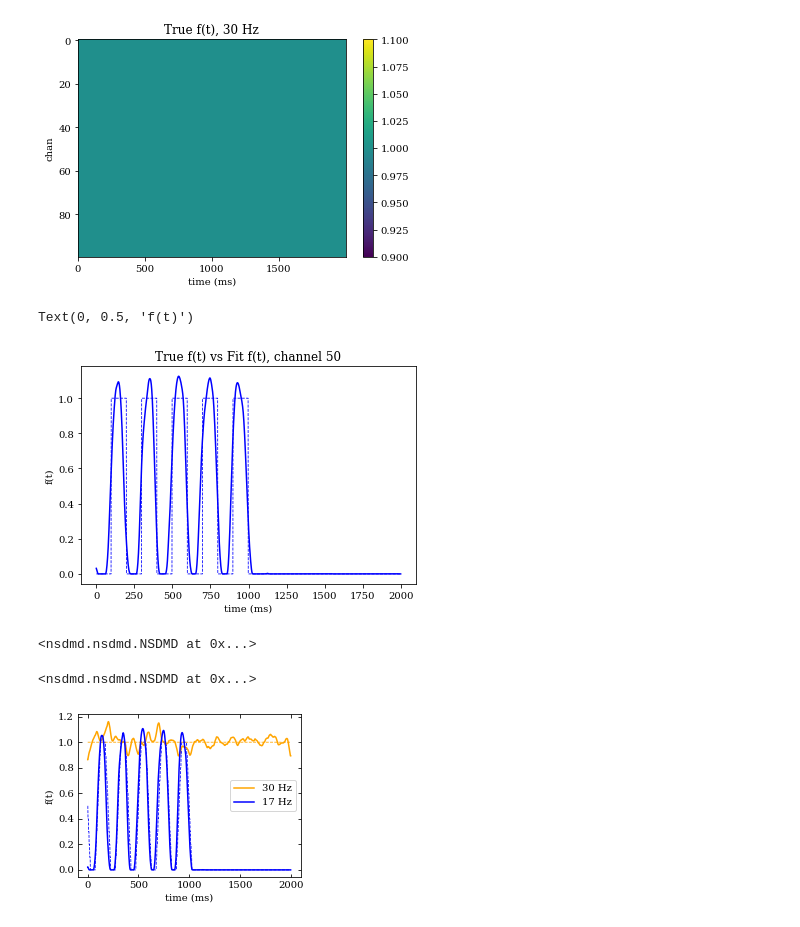
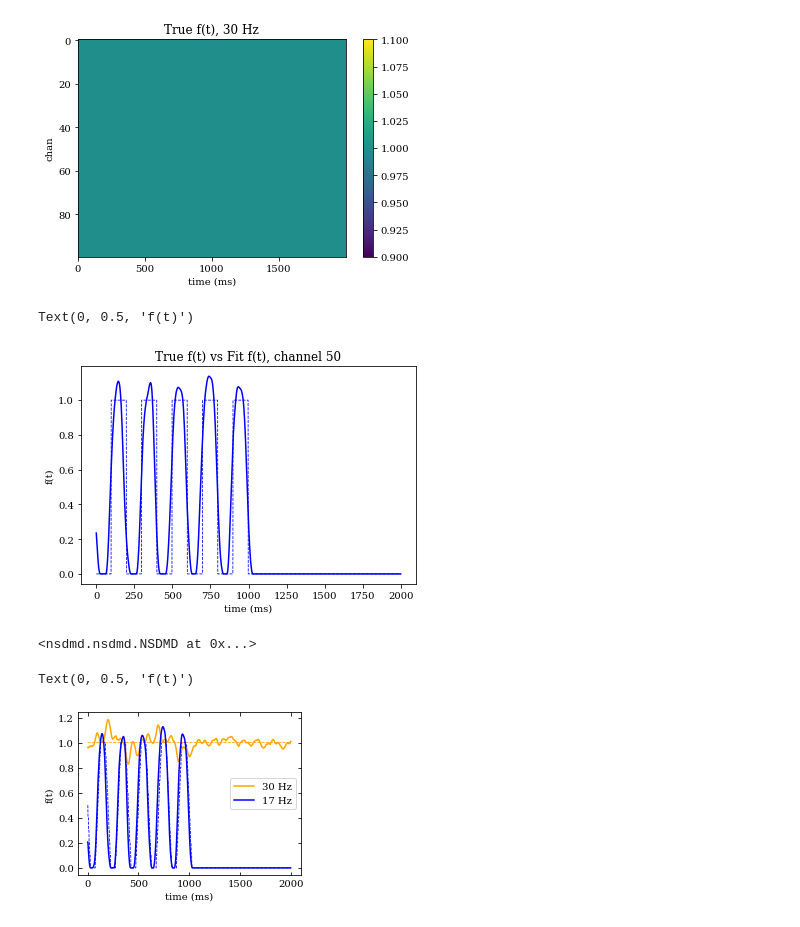
Before and after one commit to learning-2-learn/nsdmd, a Jupyter notebook: examples/coupling_lag_demo.ipynb, the cells around one changed output. Drawn from its saved outputs; the diff is of its cells as text; code cells hidden in the pictures.

```diff
--- a/examples/coupling_lag_demo.ipynb
+++ b/examples/coupling_lag_demo.ipynb
@@ -58,6 +57,7 @@ ax.set_ylabel('f(t)')
 [figure]
 # %%
-model = nsdmd.NSDMD(opt_rank=4, sim_thresh_phi_amp=0.95, grad_N=3, grad_fit_coupling=True, sim_thresh_phi_phase=1)
+model = nsdmd.NSDMD(opt_rank=4, sim_thresh_phi_amp=0.95, grad_N=3, grad_fit_coupling=True, \
+                    sim_thresh_phi_phase=10)
 model.fit_opt(x, t, sr)
 # %% [output]
 <nsdmd.nsdmd.NSDMD at 0x...>
@@ -141,32 +141,29 @@ plt.xlabel('time (ms)')
 plt.ylabel('f(t)')
 # %% [output]
 Text(0, 0.5, 'f(t)')
-[figure, old version]
+[figure, new version]
 # %%
-model = nsdmd.NSDMD(opt_rank=4, sim_thresh_phi_amp=0.95, grad_N=3, grad_fit_coupling=False)
-model.fit(x, t, sr)
+model_no_lag = nsdmd.NSDMD(opt_rank=4, sim_thresh_phi_amp=0.95, grad_N=3, sim_thresh_phi_phase=10, \
+                           grad_fit_coupling=False)
+model_no_lag.fit(x, t, sr)
 # %% [output]
 <nsdmd.nsdmd.NSDMD at 0x...>
-# %%
-model.fit_f(x, len(t), sr, 2)
-# %% [output]
-<nsdmd.nsdmd.NSDMD at 0x...>
 # %%
 plt.rc('font', family='serif')
 
 fig = plt.figure(figsize=(4, 3))
 ax = fig.add_subplot(1, 1, 1)
 ax.tick_params(axis='both',which='both',direction='in',right=True,top=True)
 
 ax.plot(np.mean(F1_true, axis=0), linestyle='dashed', color='blue', linewidth=0.8)
 ax.plot(np.mean(F2_true, axis=0), linestyle='dashed', color='orange', linewidth=0.8)
 
-ax.plot(model.f_hat_[0], color='orange', label='30 Hz')
-ax.plot(model.f_hat_[1], color='blue', label='17 Hz')
+ax.plot(model_no_lag.f_hat_[0], color='orange', label='30 Hz')
+ax.plot(model_no_lag.f_hat_[1], color='blue', label='17 Hz')
 ax.legend()
 
 ax.set_xlabel('time (ms)')
 ax.set_ylabel('f(t)')
-# plt.savefig('figs/individual_f.svg', bbox_inches='tight')
 # %% [output]
+Text(0, 0.5, 'f(t)')
-[figure, old version]
+[figure, new version]
```
Also changed, not shown: parts of 9 cells of this notebook, 1 other file.
